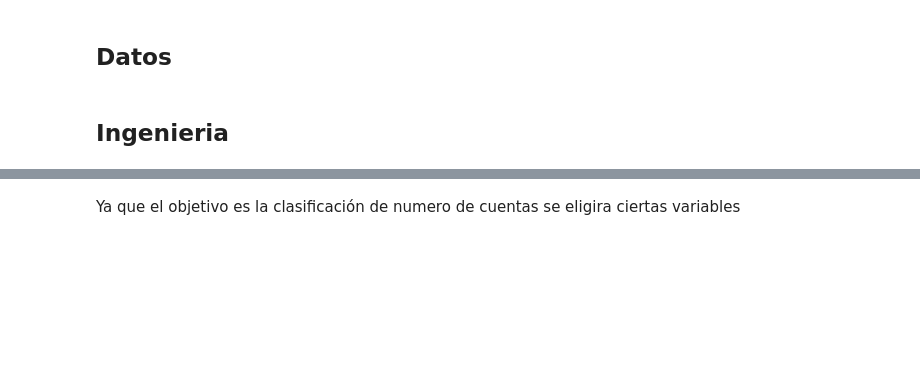
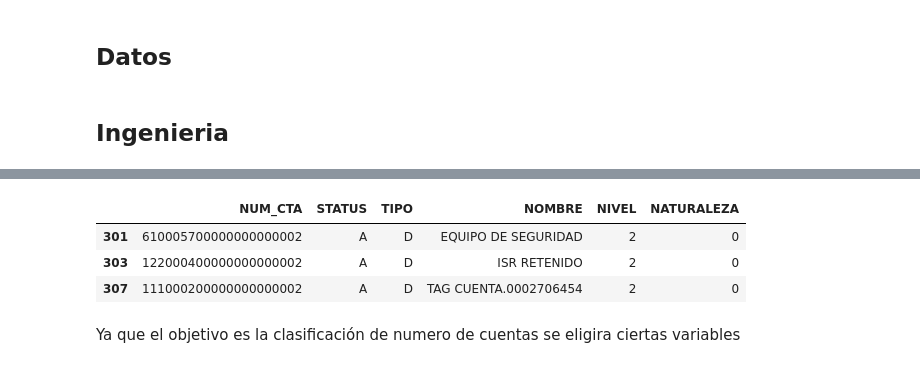
Before and after one commit to Vga18/diplomado, a Jupyter notebook: Proyecto_diplomado.ipynb, the cells around one changed output, grey strips where cells are left out. Drawn from its saved outputs; the diff is of its cells as text; code cells hidden in the pictures; blank space fills up the shorter version.

```diff
--- a/Proyecto_diplomado.ipynb
+++ b/Proyecto_diplomado.ipynb
@@ -42,3 +38,10 @@ catalogo.sample(5)
+# %%
+catalogo.tail(3)
+# %% [output]
+|  | NUM_CTA | STATUS | TIPO | NOMBRE | NIVEL | NATURALEZA |
+| 301 | 610005700000000000002 | A | D | EQUIPO DE SEGURIDAD | 2 | 0 |
+| 303 | 122000400000000000002 | A | D | ISR RETENIDO | 2 | 0 |
+| 307 | 111000200000000000002 | A | D | TAG CUENTA.0002706454 | 2 | 0 |
 # %% [markdown]
 Ya que el objetivo es la clasificación de numero de cuentas se eligira ciertas variables
 # %%
```
Also changed, not shown: parts of 6 cells of this notebook.
